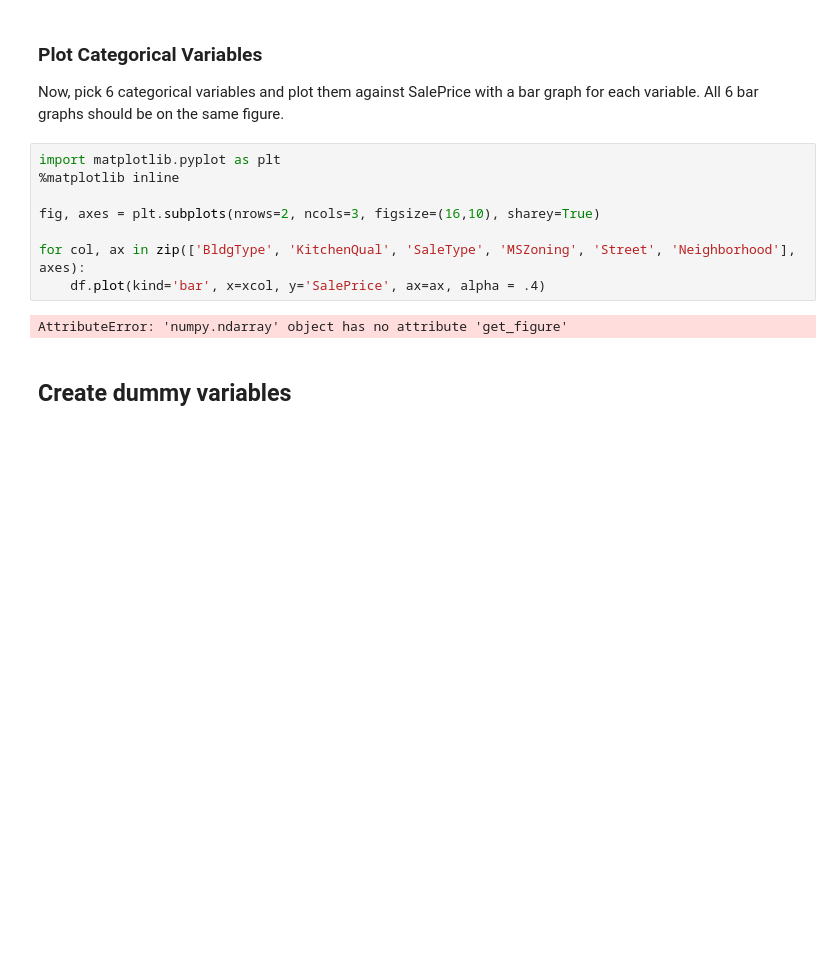
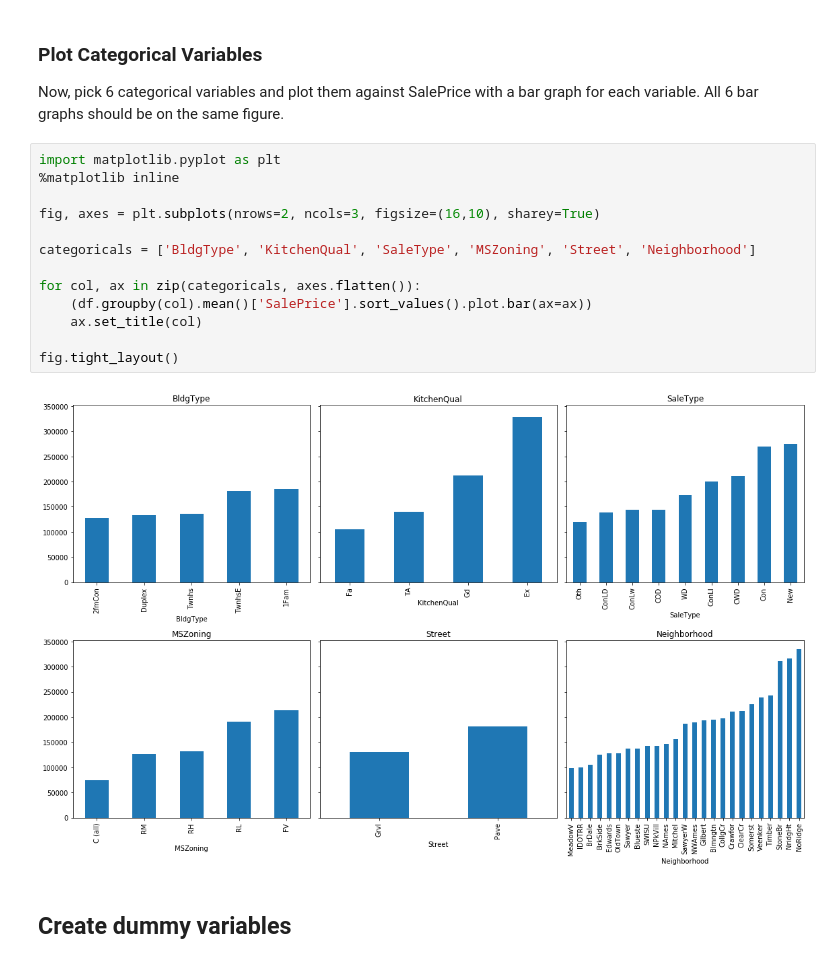
Before and after one commit to lauren-esser/Dealing-with-categorical-variables-lab-onl01-dtsc-ft-070620, a Jupyter notebook: index.ipynb, the cells around one changed output. Cells and saved outputs as stored; diff of their text form; blank space fills up the shorter version.

```diff
--- a/index.ipynb
+++ b/index.ipynb
@@ -115,13 +115,18 @@ Now, pick 6 categorical variables and plot them against SalePrice with a bar gra
 # %%
 import matplotlib.pyplot as plt
 %matplotlib inline
 
 fig, axes = plt.subplots(nrows=2, ncols=3, figsize=(16,10), sharey=True)
 
-for col, ax in zip(['BldgType', 'KitchenQual', 'SaleType', 'MSZoning', 'Street', 'Neighborhood'], axes):
-    df.plot(kind='bar', x=xcol, y='SalePrice', ax=ax, alpha = .4)
+categoricals = ['BldgType', 'KitchenQual', 'SaleType', 'MSZoning', 'Street', 'Neighborhood']
+
+for col, ax in zip(categoricals, axes.flatten()):
+    (df.groupby(col).mean()['SalePrice'].sort_values().plot.bar(ax=ax))
+    ax.set_title(col)
+
+fig.tight_layout()
 # %% [output]
-AttributeError: 'numpy.ndarray' object has no attribute 'get_figure'
+[figure, added]
 # %% [markdown]
 ## Create dummy variables
 # %% [markdown]
```
Also changed, not shown: parts of 1 cell of this notebook.
